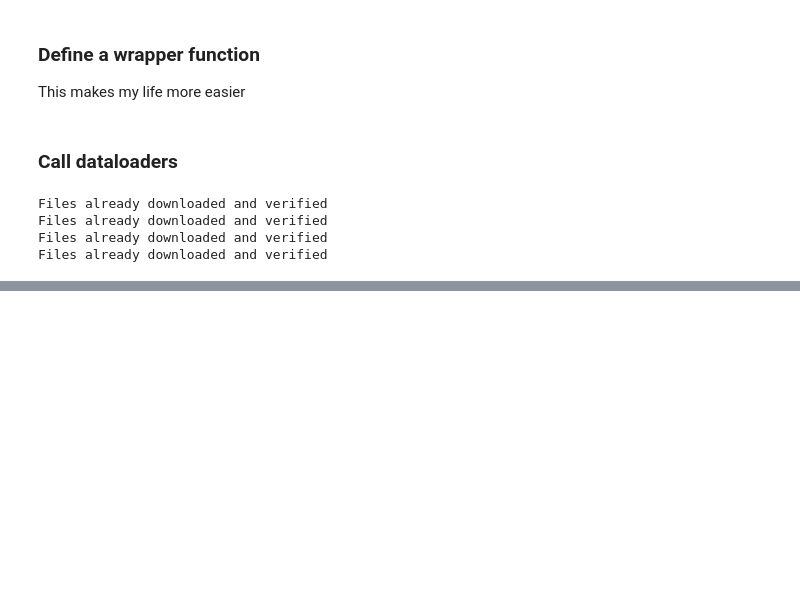
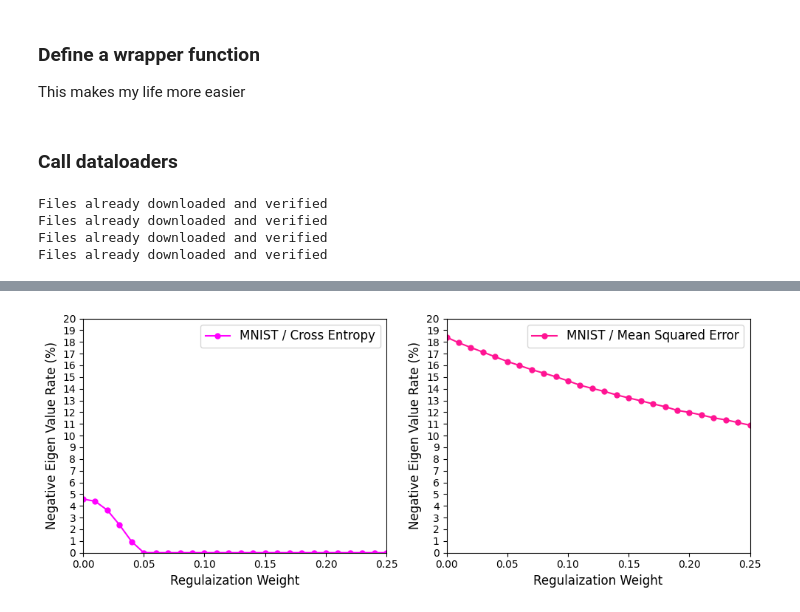
Before and after one commit to hslyu/GIF, a Jupyter notebook: scripts/Figure_2-Negative_eigval_rate.ipynb, the cells around one changed output, grey strips where cells are left out. Cells and saved outputs as stored; diff of their text form; code cells hidden in the pictures; blank space fills up the shorter version.

Commit message:
Ryu made the first version of Figure2

```diff
--- a/scripts/Figure_2-Negative_eigval_rate.ipynb
+++ b/scripts/Figure_2-Negative_eigval_rate.ipynb
@@ -71,7 +71,7 @@ def compute_eigvals(data, target, path:int, network: str, loss:str, alpha: float
             loss,
             net,
             num_eigenthings=num_eigval,
-            tol=0,
+            tol=1e-4,
             use_gpu=True,
         )
     else:
@@ -79,7 +79,7 @@ def compute_eigvals(data, target, path:int, network: str, loss:str, alpha: float
             loss,
             net,
             num_eigenthings=num_eigval,
-            tol=0,
+            tol=1e-4,
         )
 
     return np.sum(eigvals_lanczos < -1e-8)
@@ -138,17 +172,32 @@ ratio_list_mnist_mse = recursive_computation(test_loader_mnist_ce, "FCN", "cross
 # %%
-import matplotlib as plt
+import matplotlib.pyplot as plt
 
 W_reg = np.arange(0, 0.26, 0.01).tolist()
 
-plt.subplot(1,2,1)
-plt.plot(W_reg, ratio_list_mnist_ce, label="MNIST/CE")
-plt.xlabel('Regulaization Weight')
-plt.ylabel('Negative Eigen Value Rate')
-plt.legend()
-plt.subplot(1,2,2)
-plt.plot(W_reg, ratio_list_mnist_mse, label="MNIST/MSE")
-plt.xlabel('Regulaization Weight')
-plt.ylabel('Negative Eigen Value Rate')
-plt.legend()
+Fig = plt.figure(figsize=(10, 4))
+fig1 = Fig.add_subplot(1, 2, 1)
+fig2 = Fig.add_subplot(1, 2, 2)
 
-plt.show()
+fig1.margins(x=0, y=0)
+plt.sca(fig1)
+plt.plot(W_reg, ratio_list_mnist_ce, '.-', markersize="10", color="#FF00FF", label="MNIST / Cross Entropy")
+plt.xlabel('Regulaization Weight', fontsize="12")
+plt.ylabel('Negative Eigen Value Rate (%)', fontsize="12")
+plt.xticks(np.arange(0, 0.26, 0.05))
+plt.yticks(np.arange(0, 21, 1))
+plt.legend(fontsize="12")
+
+fig2.margins(x=0, y=0)
+plt.sca(fig2)
+plt.plot(W_reg, ratio_list_mnist_mse, '.-',  markersize="10", color="#FF1493", label="MNIST / Mean Squared Error")
+plt.xlabel('Regulaization Weight', fontsize="12")
+plt.ylabel('Negative Eigen Value Rate (%)', fontsize="12")
+plt.xticks(np.arange(0, 0.26, 0.05))
+plt.yticks(np.arange(0, 21, 1))
+plt.legend(fontsize="12")
+
+Fig.tight_layout()
+Fig.savefig("Figure2.pdf", dpi=600)
+Fig.show()
+# %% [output]
+[figure, added]
```
Also changed, not shown: parts of 5 cells of this notebook.
